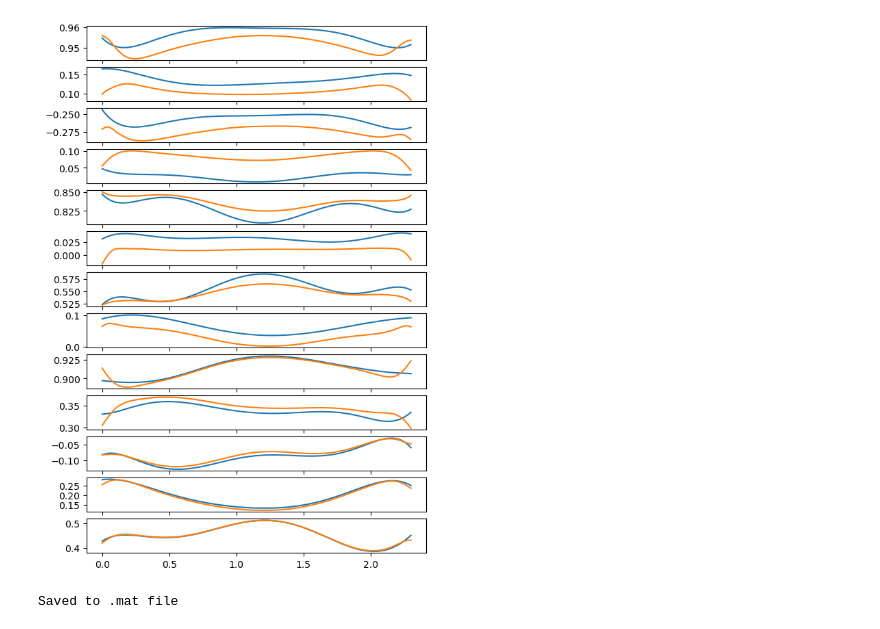
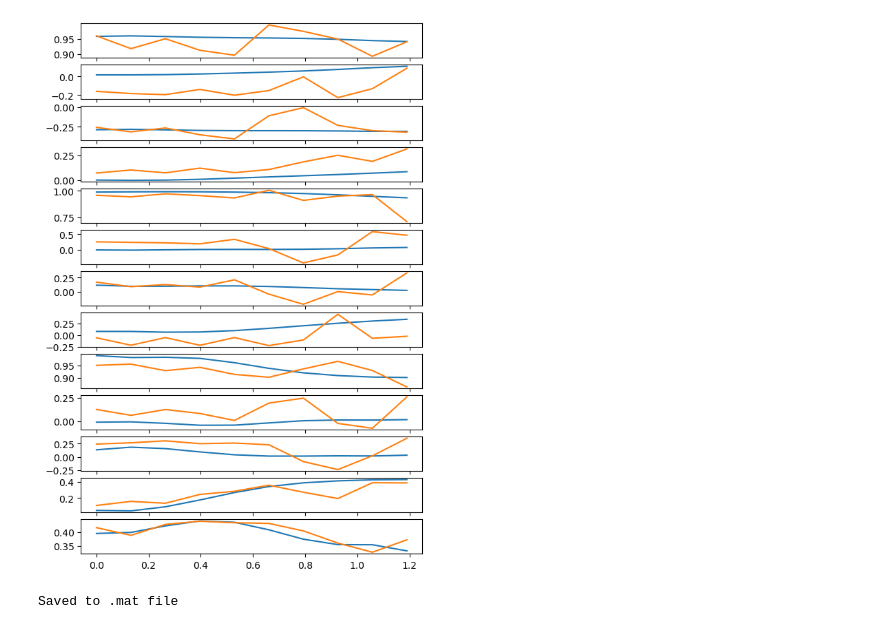
Before and after one commit to zoufaond/Exoskelet_matlab, a Jupyter notebook: Shoulder_Chadwick/python_opt/opt_control_quat_u0st.ipynb, the cells around one changed output. Cells and saved outputs as stored; diff of their text form; code cells hidden in the pictures.

Commit message:
u0st file calculates with modified objective function

```diff
--- a/Shoulder_Chadwick/python_opt/opt_control_quat_u0st.ipynb
+++ b/Shoulder_Chadwick/python_opt/opt_control_quat_u0st.ipynb
@@ -23,9 +24,9 @@ reload (eq);
 model_struct = sc.io.loadmat('../Motions/'+motion_folder+'/OS_model.mat')
 data_struct = sc.io.loadmat('../data_model.mat')
 start = tm.time()
-# MM,FO,q,w,u0,fr,frstar,kinematical,xdot,holonomic = eq.create_eoms_u0state(model_struct,data_struct,initPos,derive = 'numeric')
-# TE,activations = eq.polynomials_quat(model_struct = model_struct,q = q,derive = 'numeric',model_params_struct = data_struct ,initCond_name = initPos)
-q = eq.create_eoms_u0state(model_struct,data_struct,initPos,derive = 'numeric')
+MM,FO,q,w,u0,fr,frstar,kinematical,xdot,holonomic = eq.create_eoms_u0state(model_struct,data_struct,initPos,derive = 'numeric')
+TE,activations = eq.polynomials_quat(model_struct = model_struct,q = q,derive = 'numeric',model_params_struct = data_struct ,initCond_name = initPos)
+# q = eq.create_eoms_u0state(model_struct,data_struct,initPos,derive = 'numeric')
 
 time_to_create = tm.time() - start
 print(time_to_create)
@@ -48,7 +45,8 @@ import trajectory_lib as tr
 reload (tr);
 num_nodes = 101
 file = '../Motions/' + motion_folder + '/' + motion_name
-traj, interval_value, time = tr.exp_trajectory_quat(file,num_nodes)
+traj_original, interval_value, time = tr.exp_trajectory_quat(file,num_nodes)
+traj = tr.exp_trajectory_quat_2_myobj(traj_original)
 
 state_symbols = tuple(q+w+u0)
 num_states = len(state_symbols)
@@ -56,15 +54,19 @@ specified_symbols = tuple(activations)
 num_inputs = len(specified_symbols)
 t = me.dynamicsymbols._t
 # %%
+objective_traj,objective_traj_jac = eq.custom_objective_quat(len(q),interval_value)
+
 def obj(free):
-    min_traj = traj_w * interval_value * np.sum((traj - free[:13*num_nodes])**2)
+    # min_traj = traj_w * interval_value * np.sum((traj - free[:13*num_nodes])**2)
+    min_traj = traj_w * np.sum(objective_traj(np.split(free[:13*num_nodes],13),traj))
     min_vel = vel_w * interval_value * np.sum((free[13*num_nodes:num_states*num_nodes])**2)
     min_torque = act_w * interval_value * np.sum(free[num_states*num_nodes:(num_states + num_inputs)*num_nodes]**2)
     return min_traj + min_torque + min_vel
 
 def obj_grad(free):
     grad = np.zeros_like(free)
-    grad[:13*num_nodes] = traj_w * 2.0 * interval_value * (free[:13*num_nodes] - traj)
+    # grad[:13*num_nodes] = traj_w * 2.0 * interval_value * (free[:13*num_nodes] - traj)
+    grad[:13*num_nodes] = traj_w * np.concatenate(objective_traj_jac(np.split(free[:13*num_nodes],13),traj))
     grad[13*num_nodes:num_states*num_nodes] = vel_w * 2 * interval_value * free[13*num_nodes:num_states*num_nodes]
     grad[num_states*num_nodes:(num_states + num_inputs)*num_nodes] = act_w * 2.0 * interval_value * free[num_states*num_nodes:(num_states + num_inputs)*num_nodes]
     return grad
@@ -96,7 +98,7 @@ prob.add_option('max_iter',3000)
 prob.add_option('limited_memory_max_history', 40)
 # %%
 initial_guess = np.zeros(prob.num_free)
-initial_guess[:13*num_nodes] = traj
+initial_guess[:13*num_nodes] = traj.flatten()
 # %%
 time_2_solve_start = tm.time()
 solution, info = prob.solve(initial_guess)
@@ -134,12 +142,12 @@ prob.plot_trajectories(solution, axes=axes)
 # %%
 import matplotlib.pyplot as plt
 fig, axs = plt.subplots(13)
 for j in range(13):
-    axs[j].plot(time,traj[j*num_nodes:(j+1)*num_nodes])
+    axs[j].plot(time,traj[j,:])
     axs[j].plot(time,solution[j*num_nodes:(j+1)*num_nodes])
     fig.set_figheight(10)
 # %% [output]
-[figure, old version]
+[figure, new version]
 # %%
 import trajectory_lib as tr
 reload (tr);
```
Also changed, not shown: parts of 9 cells of this notebook, 2 other files.
